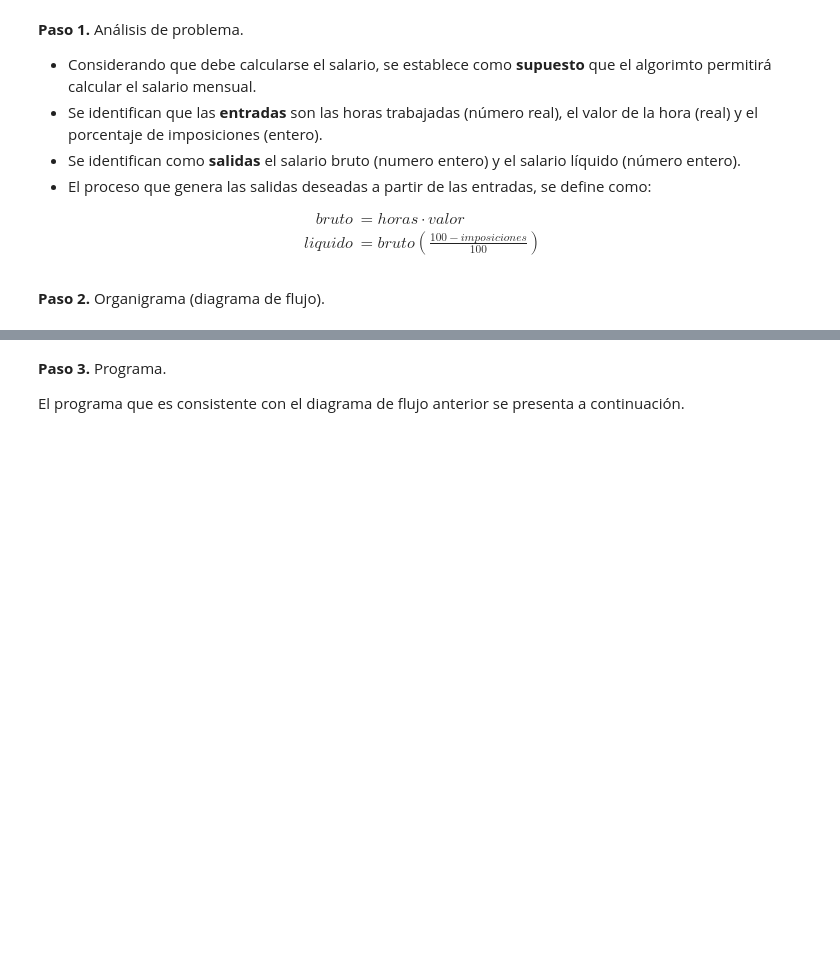
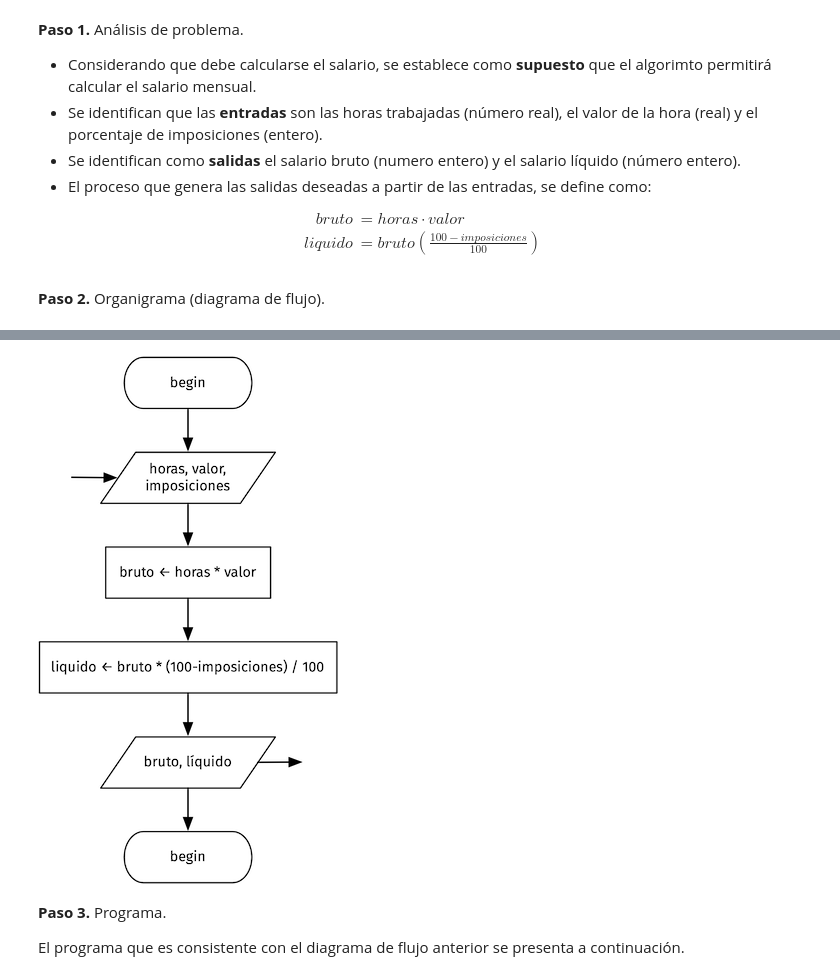
Before and after one commit to ahar0n/programming-basics-with-python, a Jupyter notebook: py02-diseno_de_algoritmos.ipynb, the cells around one changed output, grey strips where cells are left out. Saved outputs shown, nothing was run; the diff lists cells and outputs as text; code cells hidden in the pictures; blank space fills up the shorter version.

```diff
--- a/py02-diseno_de_algoritmos.ipynb
+++ b/py02-diseno_de_algoritmos.ipynb
@@ -114,3 +118,8 @@ __Paso 2.__ Organigrama (diagrama de flujo).
+# %%
+from IPython.display import Image
+Image(filename="./img/flowchart_ex_salario.png")
+# %% [output]
+[figure, added]
 # %% [markdown]
 __Paso 3.__ Programa.
 
```
Also changed, not shown: parts of 12 cells of this notebook, 1 other file.
